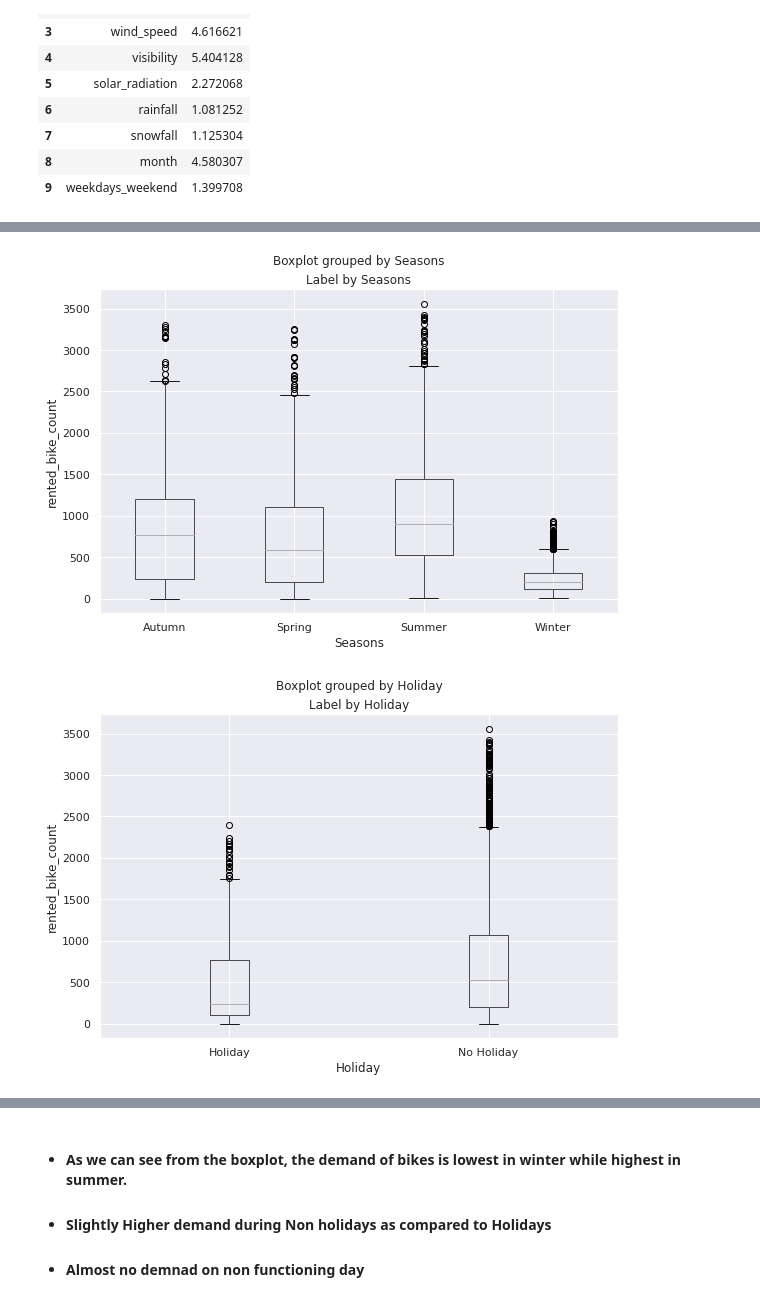
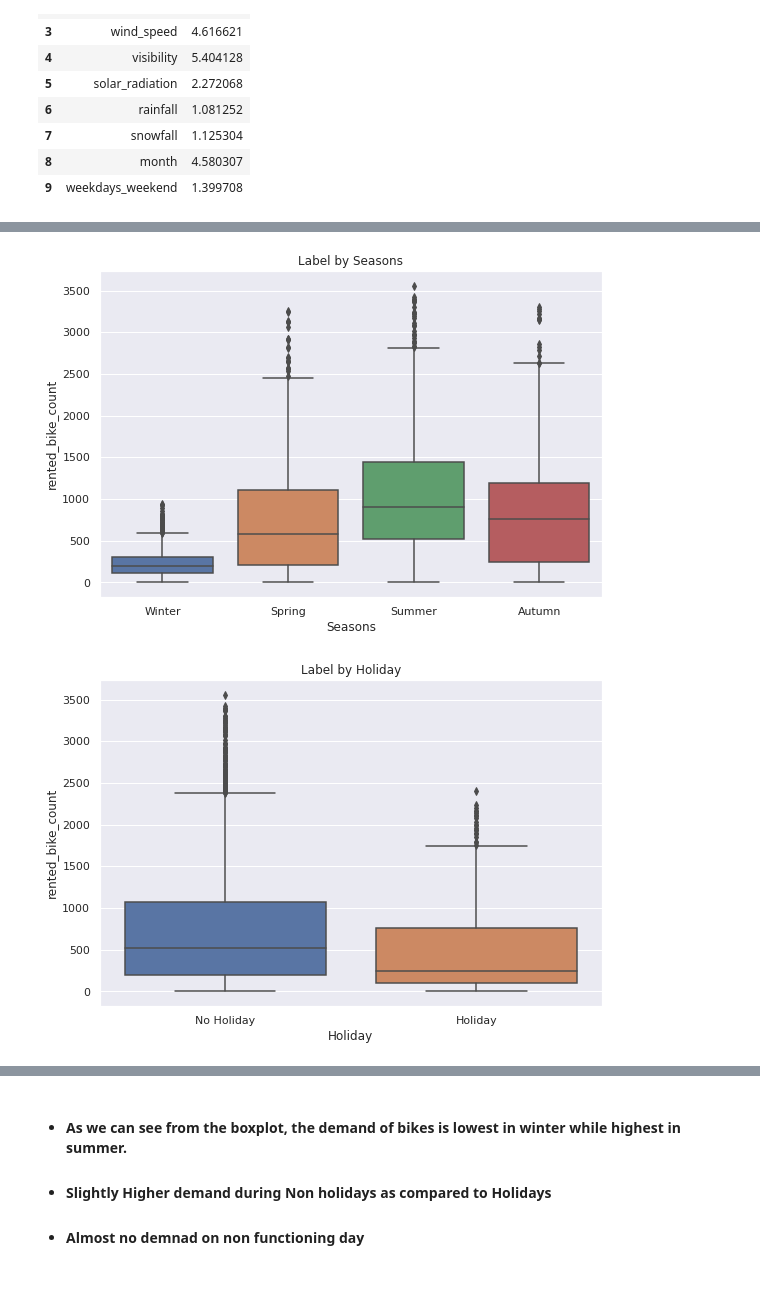
Before and after one commit to FarazAhmad2/Bike-Sharing-Demand-Prediction, a Jupyter notebook: Bike_Sharing_Demand_Prediction_Capstone_Project.ipynb, the cells around one changed output, grey strips where cells are left out. Saved outputs shown, nothing was run; the diff lists cells and outputs as text; code cells hidden in the pictures.

```diff
--- a/Bike_Sharing_Demand_Prediction_Capstone_Project.ipynb
+++ b/Bike_Sharing_Demand_Prediction_Capstone_Project.ipynb
@@ -260,13 +267,3 @@ numerical_features = ['Hour', 'temperature', 'humidity', 'wind_speed',
        'snowfall', 'month', 'weekdays_weekend']
 # %%
 categorical_features = df.describe(include=['object','category']).columns
-# %%
-for col in categorical_features:
-    counts = df[col].value_counts().sort_index()
-    fig = plt.figure(figsize=(9, 6))
-    ax = fig.gca()
-    counts.plot.bar(ax = ax, color='steelblue')
-    ax.set_title(col + ' counts')
-    ax.set_xlabel(col)
-    ax.set_ylabel("Frequency")
-plt.show()
@@ -277,11 +270,10 @@ plt.show()
 # %%
+#plotting Box plot to visualize and trying to get information from plot
 for col in categorical_features:
-    fig = plt.figure(figsize=(9, 6))
-    ax = fig.gca()
-    df.boxplot(column = 'rented_bike_count', by = col, ax = ax)
-    ax.set_title('Label by ' + col)
-    ax.set_ylabel("rented_bike_count")
-plt.show()
+  fig,ax = plt.subplots(figsize=(9,6))
+  sns.boxplot(x=df[col],y=df["rented_bike_count"], ax=ax)
+  ax.set_title('Label by ' + col)
+  plt.show()
 # %% [output]
-[figure, old version]
+[figure, new version]
-[figure, old version]
+[figure, new version]
```
Also changed, not shown: parts of 22 cells of this notebook.
